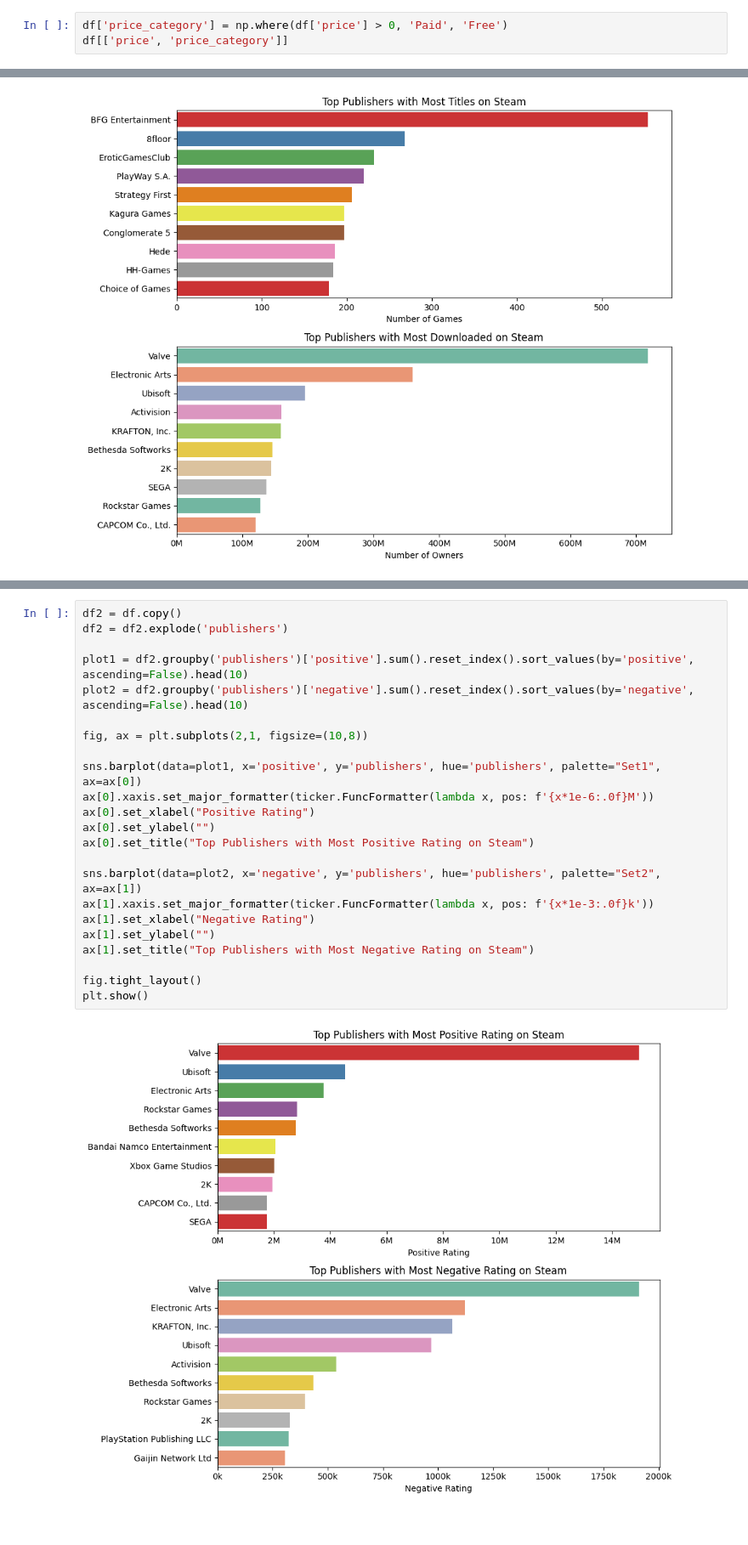
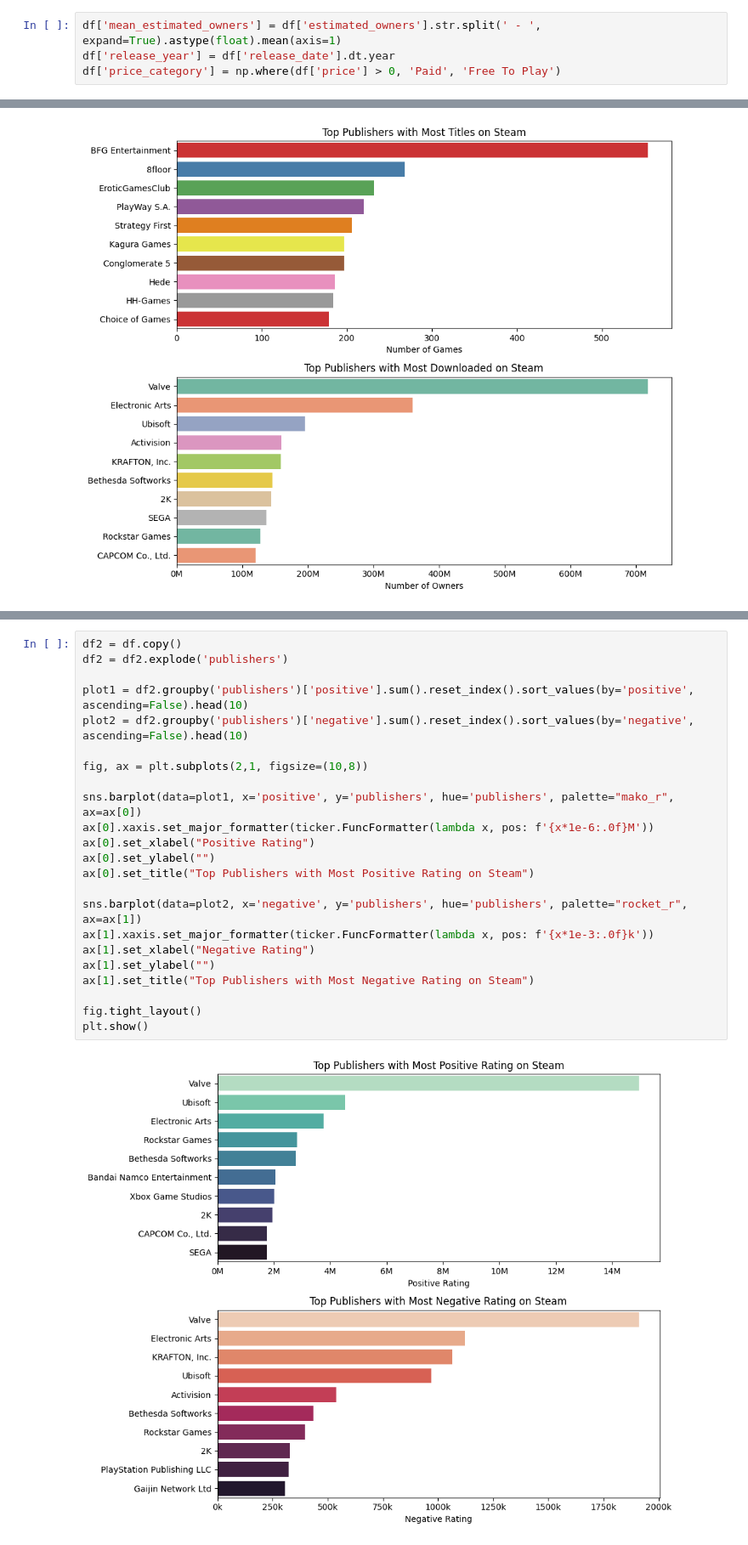
Before and after one commit to ngtrmquang/Steam-Games-Analysis, a Jupyter notebook: 03_EDA_Pricing_and_Ratings.ipynb, the cells around one changed output, grey strips where cells are left out. Shown at 85% size. Cells and saved outputs as stored; diff of their text form.

```diff
--- a/03_EDA_Pricing_and_Ratings.ipynb
+++ b/03_EDA_Pricing_and_Ratings.ipynb
@@ -23,3 +23,4 @@ Prices distribution
 # %%
-df['price_category'] = np.where(df['price'] > 0, 'Paid', 'Free')
-df[['price', 'price_category']]
+df['mean_estimated_owners'] = df['estimated_owners'].str.split(' - ', expand=True).astype(float).mean(axis=1)
+df['release_year'] = df['release_date'].dt.year
+df['price_category'] = np.where(df['price'] > 0, 'Paid', 'Free To Play')
@@ -217,25 +267,25 @@ plt.show()
 # %%
 df2 = df.copy()
 df2 = df2.explode('publishers')
 
 plot1 = df2.groupby('publishers')['positive'].sum().reset_index().sort_values(by='positive', ascending=False).head(10)
 plot2 = df2.groupby('publishers')['negative'].sum().reset_index().sort_values(by='negative', ascending=False).head(10)
 
 fig, ax = plt.subplots(2,1, figsize=(10,8))
 
-sns.barplot(data=plot1, x='positive', y='publishers', hue='publishers', palette="Set1", ax=ax[0])
+sns.barplot(data=plot1, x='positive', y='publishers', hue='publishers', palette="mako_r", ax=ax[0])
 ax[0].xaxis.set_major_formatter(ticker.FuncFormatter(lambda x, pos: f'{x*1e-6:.0f}M'))
 ax[0].set_xlabel("Positive Rating")
 ax[0].set_ylabel("")
 ax[0].set_title("Top Publishers with Most Positive Rating on Steam")
 
-sns.barplot(data=plot2, x='negative', y='publishers', hue='publishers', palette="Set2", ax=ax[1])
+sns.barplot(data=plot2, x='negative', y='publishers', hue='publishers', palette="rocket_r", ax=ax[1])
 ax[1].xaxis.set_major_formatter(ticker.FuncFormatter(lambda x, pos: f'{x*1e-3:.0f}k'))
 ax[1].set_xlabel("Negative Rating")
 ax[1].set_ylabel("")
 ax[1].set_title("Top Publishers with Most Negative Rating on Steam")
 
 fig.tight_layout()
 plt.show()
 # %% [output]
-[figure, old version]
+[figure, new version]
```
Also changed, not shown: parts of 38 cells of this notebook, 1 other file.
